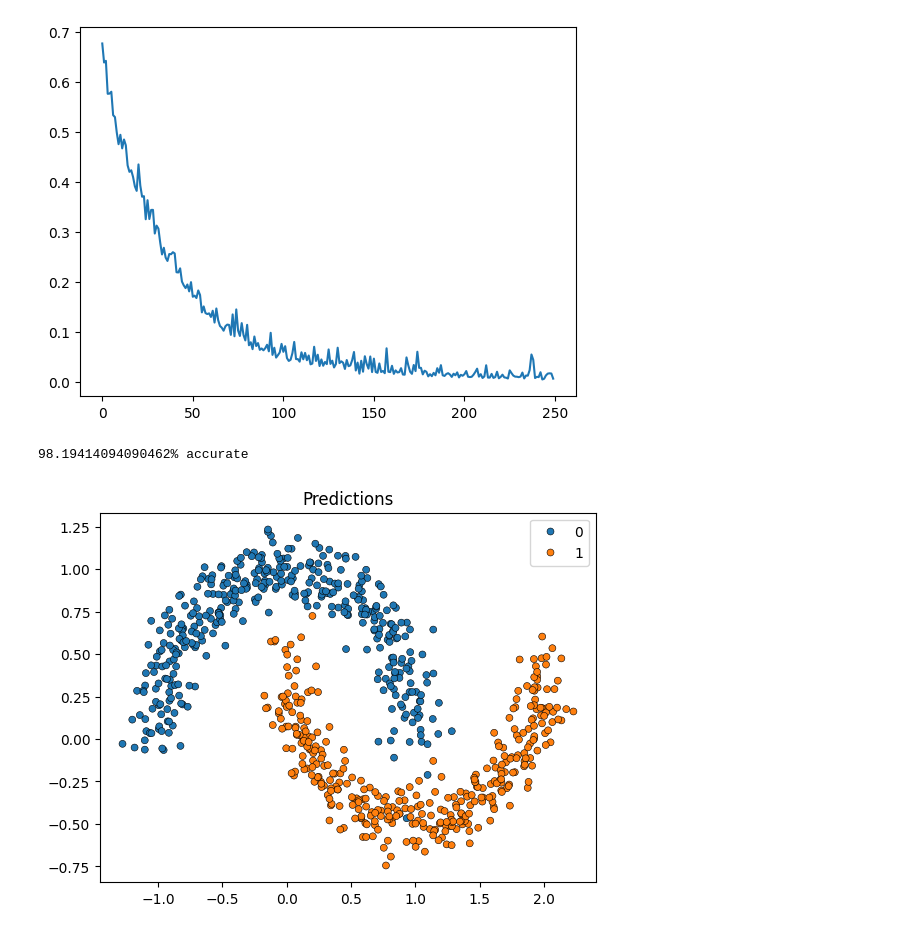
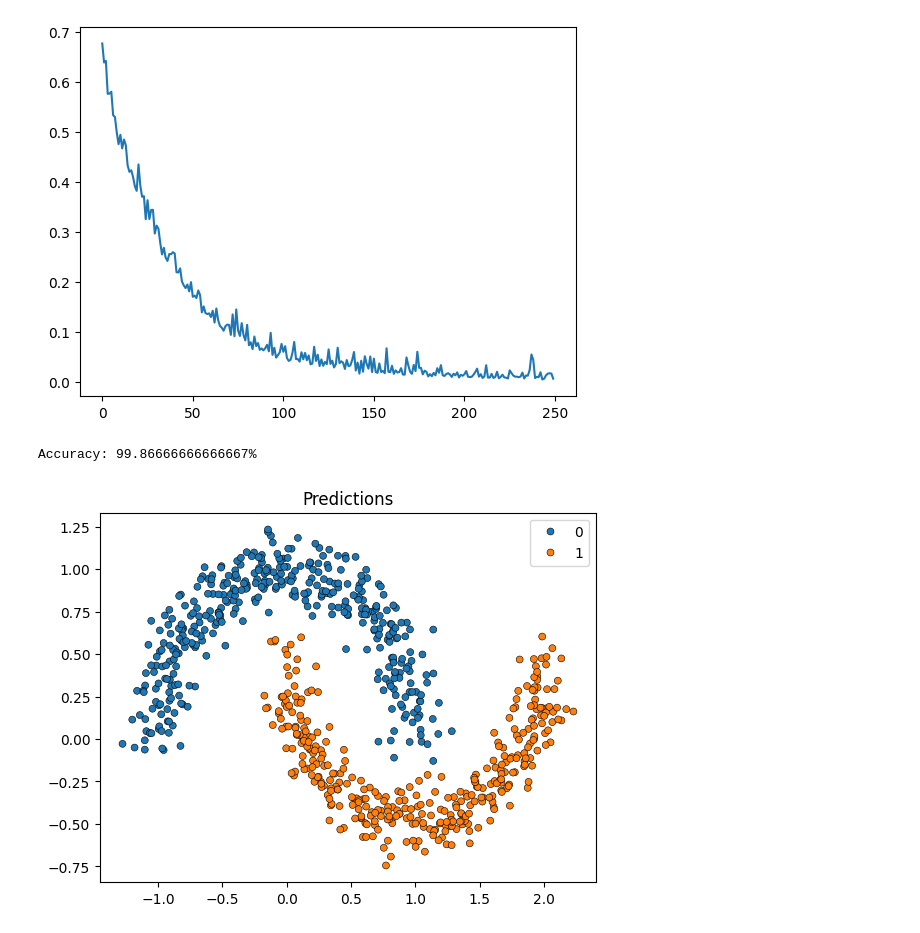
Before and after one commit to zUkrainak47/Deep-Learning, a Jupyter notebook: lab4.ipynb, the cells around one changed output. Drawn from its saved outputs; the diff is of its cells as text; code cells hidden in the pictures.

```diff
--- a/lab4.ipynb
+++ b/lab4.ipynb
@@ -182,17 +182,18 @@ loss: 0.006657
 [figure]
 [figure]
 # %%
-predictions = model(torch.Tensor(X_test)).sigmoid()
-
-loss_func = nn.BCELoss()
-print(f"{(1 - loss_func(predictions.flatten(), torch.Tensor(y_test)).item())*100}% accurate")
-
+from sklearn.metrics import accuracy_score
+loss_func = nn.BCEWithLogitsLoss()
+predictions = model(torch.Tensor(X_test))
+loss_val = loss_func(predictions.flatten(), torch.Tensor(y_test)).item()
 predictions = predictions.detach().numpy().flatten()
 predictions = (predictions > 0.5).astype(int)
+accuracy = accuracy_score(y_test, predictions)
+print(f"Accuracy: {accuracy * 100}%")
 sns.scatterplot(
     x=X_test[:, 0], y=X_test[:, 1], hue=predictions, marker="o", s=25, edgecolor="k", legend=True
 ).set_title("Predictions")
 plt.show()
 # %% [output]
-98.19414094090462% accurate
+Accuracy: 99.86666666666667%
-[figure, old version]
+[figure, new version]
```
